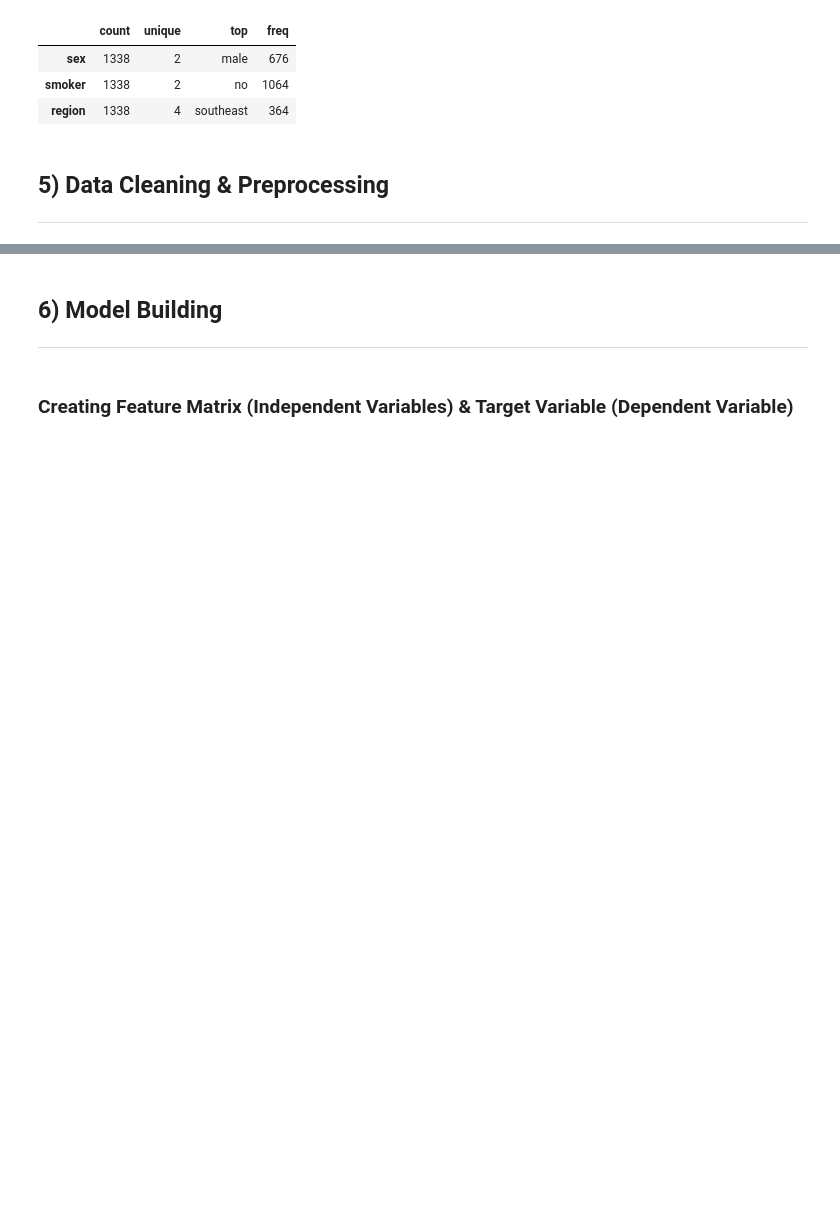
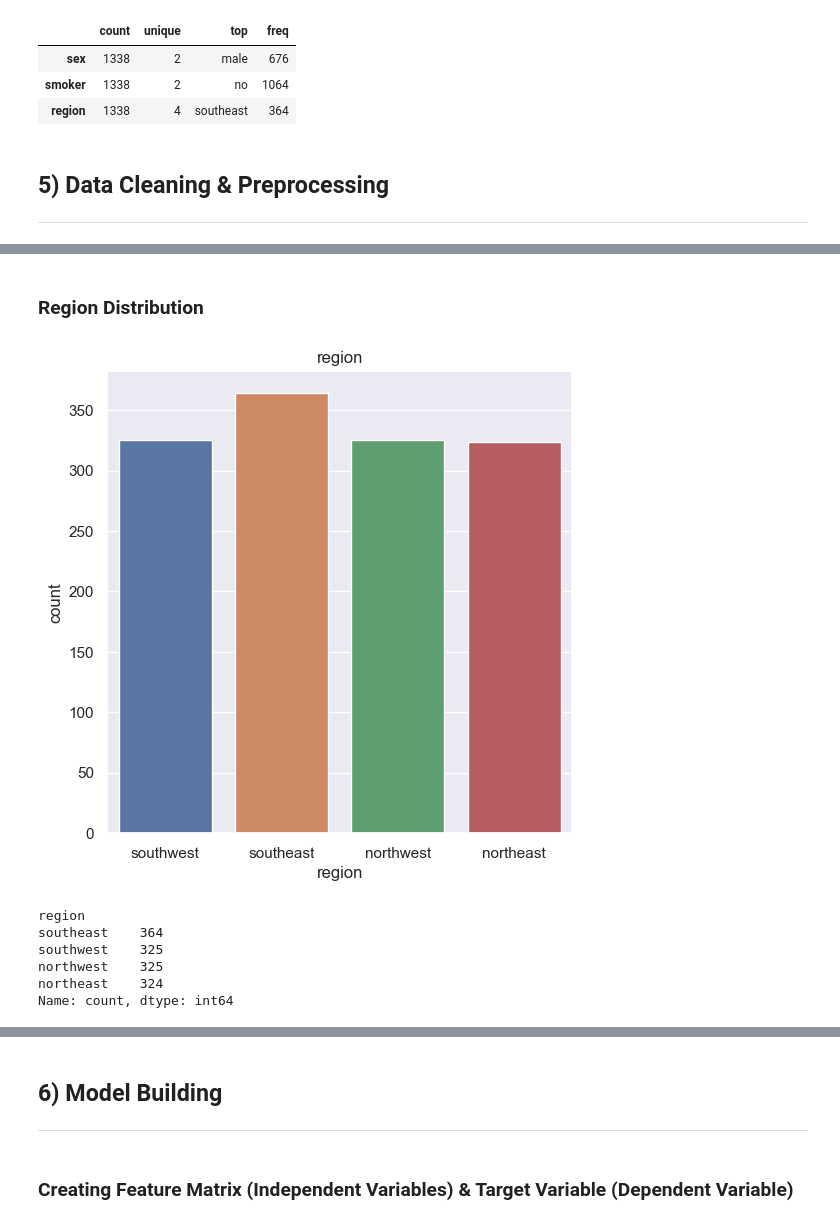
Before and after one commit to manishkr1754/30_Days_30_ML_Projects_Challenge, a Jupyter notebook: Day11_Project11_Medical Insurance Cost Prediction.ipynb, the cells around one changed output, grey strips where cells are left out. Cells and saved outputs as stored; diff of their text form; code cells hidden in the pictures; blank space fills up the shorter version.

```diff
--- a/Day11_Project11_Medical Insurance Cost Prediction.ipynb
+++ b/Day11_Project11_Medical Insurance Cost Prediction.ipynb
@@ -197,0 +215,18 @@ Name: count, dtype: int64
+# %% [markdown]
+### Region Distribution
+# %%
+plt.figure(figsize=(6,6))
+sns.countplot(x='region', data=medical_insurance_df)
+plt.title('region')
+plt.show()
+# %% [output]
+[figure, added]
+# %%
+medical_insurance_df['region'].value_counts()
+# %% [output]
+region
+southeast    364
+southwest    325
+northwest    325
+northeast    324
+Name: count, dtype: int64
```
Also changed, not shown: parts of 27 cells of this notebook.
